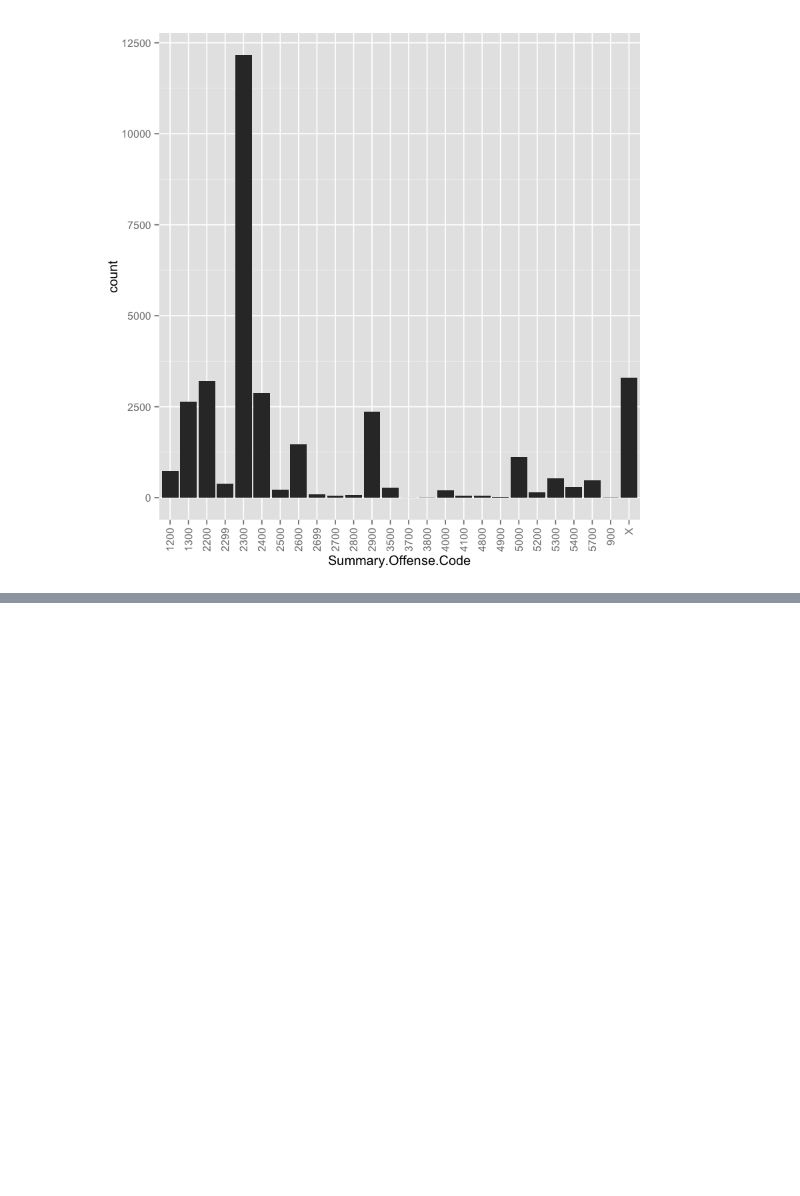
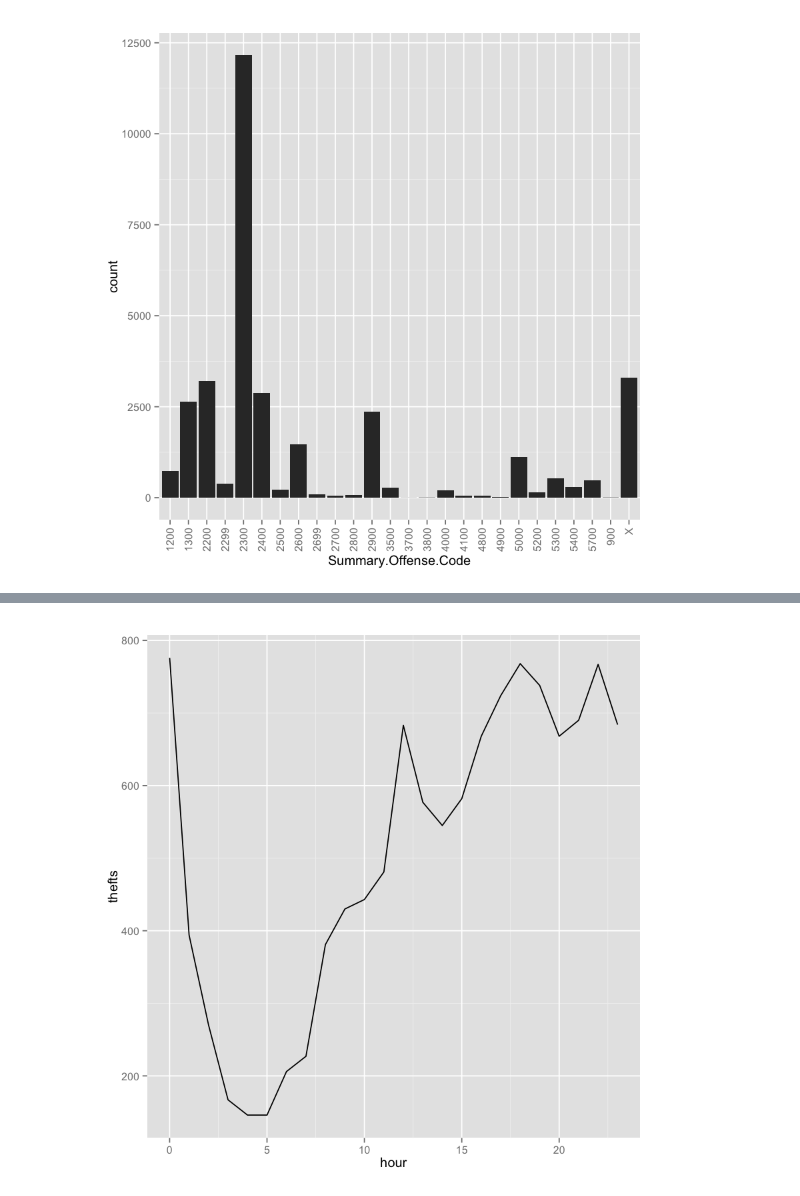
Before and after one commit to djq/jupyter-notebooks, a Jupyter notebook: communicating-data-science/week1/analysis/crime_data.ipynb, the cells around one changed output, grey strips where cells are left out. Saved outputs shown, nothing was run; the diff lists cells and outputs as text; code cells hidden in the pictures; blank space fills up the shorter version.

```diff
--- a/communicating-data-science/week1/analysis/crime_data.ipynb
+++ b/communicating-data-science/week1/analysis/crime_data.ipynb
@@ -119,0 +85,21 @@ ERROR: Error in eval(expr, envir, enclos): could not find function "facet_plot"
+# %%
+# Do thefts vary by time of day?
+# Here we are only going to use the 'Occurred.Date.or.Date.Range.Start'. While a theft could take place over time,
+# it seems most interesting to examine when the theft started
+
+# tidy up date / timestamps. Here we can chop out the day as we are just interested in the hour
+library(lubridate)
+
+# the date/time is structured as follows
+# 06/28/2014 10:31:00 AM
+seattle_theft$crime_time <- mdy_hms(seattle_theft$Occurred.Date.or.Date.Range.Start, tz="America/Los_Angeles")
+
+# also encode the hour that the crime occurred at
+seattle_theft$hour <- hour(seattle_theft$crime_time)
+# %%
+# lets also explore what the break down of these crimes is per sector, and also per time, aggregating all crimes per hour
+seattle_theft_hourly <- aggregate(seattle_theft$count, by=list(seattle_theft$hour), FUN=sum)
+colnames(seattle_theft_hourly) <- c('hour', 'thefts')
+ggplot(seattle_theft_hourly, aes(y=thefts, x=hour)) + geom_line()
+# %% [output]
+[figure, added]
```
Also changed, not shown: parts of 14 cells of this notebook.
